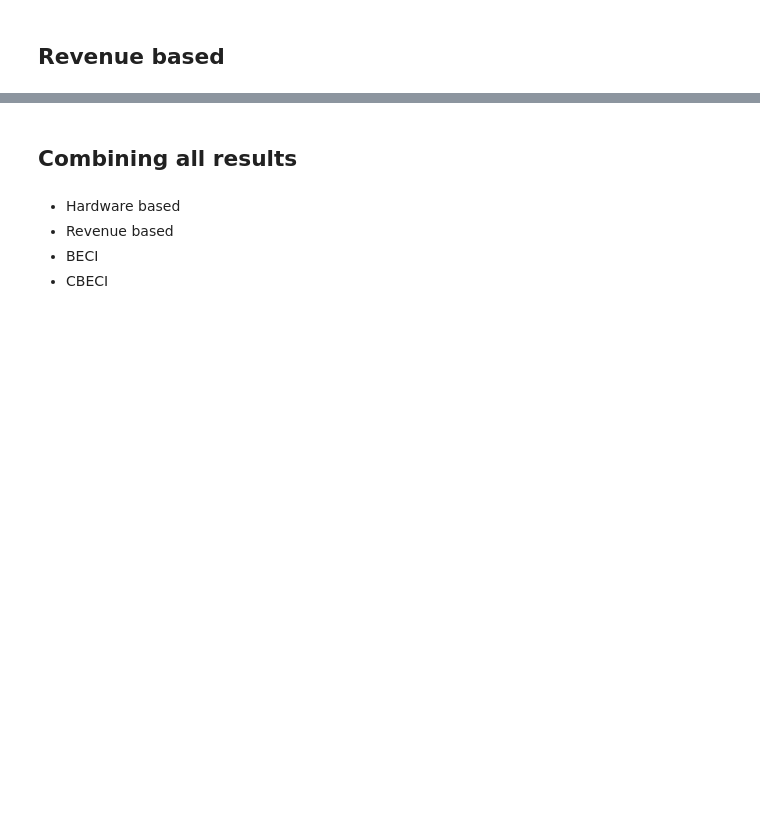
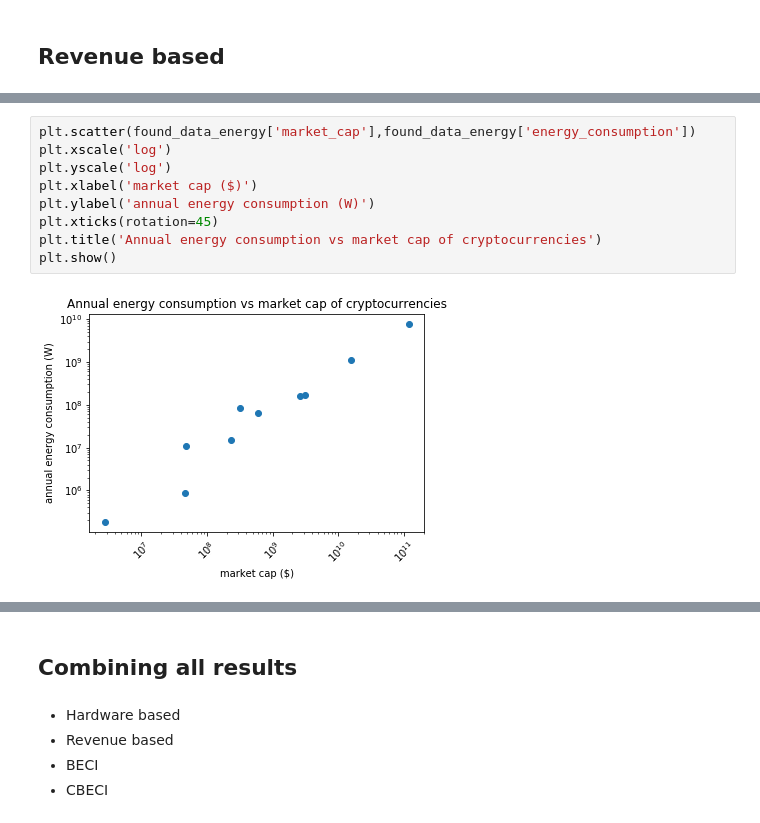
Before and after one commit to Lukasdeloose/sustainable_blockchain, a Jupyter notebook: data_analysis/energy_consumption.ipynb, the cells around one changed output, grey strips where cells are left out. Cells and saved outputs as stored; diff of their text form; blank space fills up the shorter version.

```diff
--- a/data_analysis/energy_consumption.ipynb
+++ b/data_analysis/energy_consumption.ipynb
@@ -600,0 +644,11 @@ Canvas(toolbar=Toolbar(toolitems=[('Home', 'Reset original view', 'home', 'home'
+# %%
+plt.scatter(found_data_energy['market_cap'],found_data_energy['energy_consumption'])
+plt.xscale('log')
+plt.yscale('log')
+plt.xlabel('market cap ($)')
+plt.ylabel('annual energy consumption (W)')
+plt.xticks(rotation=45)
+plt.title('Annual energy consumption vs market cap of cryptocurrencies')
+plt.show()
+# %% [output]
+[figure, added]
```
Also changed, not shown: parts of 23 cells of this notebook.
